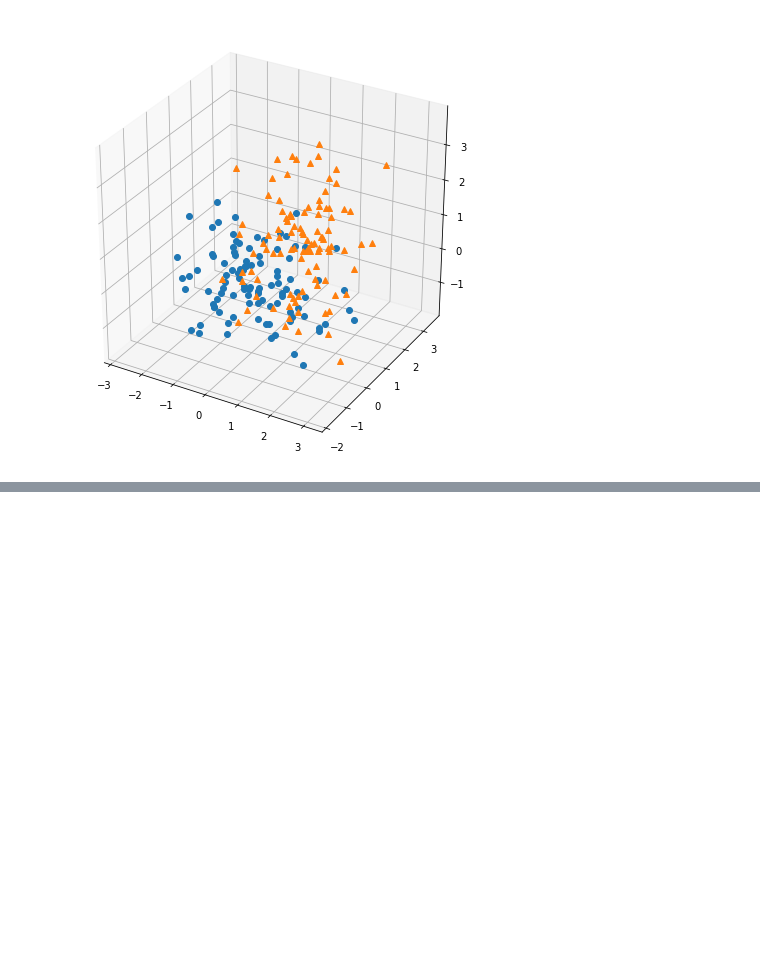
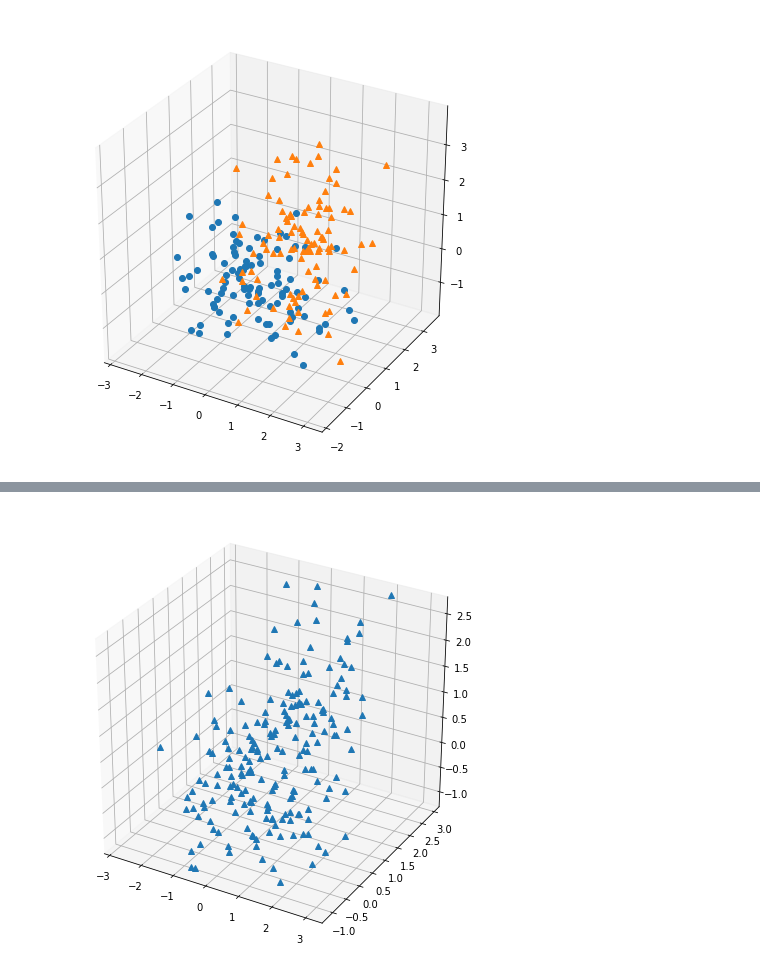
Before and after one commit to itisaby/PCA, a Jupyter notebook: PCA 3D.ipynb, the cells around one changed output, grey strips where cells are left out. Drawn from its saved outputs; the diff is of its cells as text; code cells hidden in the pictures; blank space fills up the shorter version.

```diff
--- a/PCA 3D.ipynb
+++ b/PCA 3D.ipynb
@@ -25,0 +80,8 @@ plt.show()
+# %%
+X_approx = pca.inverse_transform(transformed_data)
+fig = plt.figure(figsize=(8,8))
+ax = fig.add_subplot(111,projection='3d')
+ax.plot(X_approx[:, 0], X_approx[:, 1], X_approx[:, 2], '^')
+plt.show()
+# %% [output]
+[figure, added]
```
Also changed, not shown: parts of 4 cells of this notebook.
